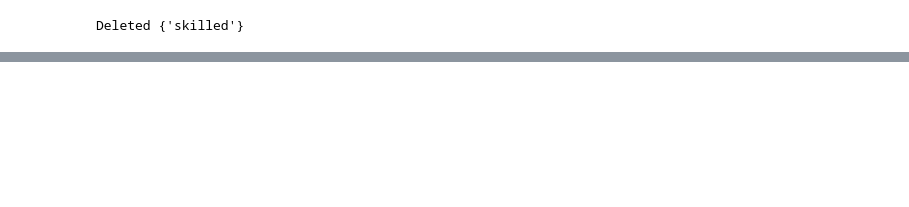
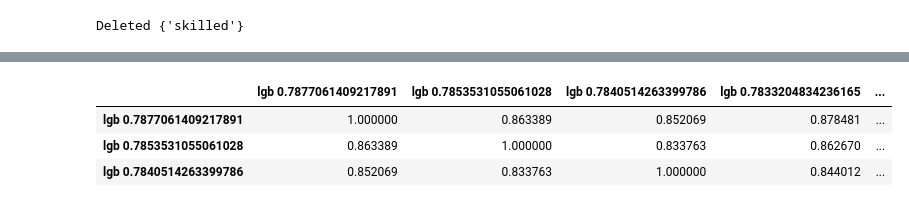
Before and after one commit to furfa/ai-academy-2019, a Jupyter notebook: notebooks/second_explotion.ipynb, the cells around one changed output, grey strips where cells are left out. Cells and saved outputs as stored; diff of their text form; code cells hidden in the pictures; blank space fills up the shorter version.

```diff
--- a/notebooks/second_explotion.ipynb
+++ b/notebooks/second_explotion.ipynb
@@ -88,6 +97,14 @@ all_data['_duration_min'] = all_data.duration / 60
 all_data['__gold_dame'] = all_data['_duration_min'] * all_data.gold_per_min
 all_data['__xp_dame'] = all_data['_duration_min'] * all_data.xp_per_min
 all_data['__free_gold'] = all_data['__gold_dame'] - all_data.gold_spent
+# %%
+all_data["_radiant_gold_pre_sec"] = all_data["radiant_final_gold"] / all_data.duration
+all_data["_dire_gold_pre_sec"] = all_data["dire_final_gold"] / all_data.duration
+# add difs
+all_data["__team_gold_per_sec_diff"] =  (all_data["_radiant_gold_pre_sec"] - all_data["_dire_gold_pre_sec"])\
+                                                                        * (all_data.player_team - 0.5) * 2
+all_data["_team_gold_diff"] = (all_data["radiant_final_gold"] - all_data["dire_final_gold"])\
+                                                                        * (all_data.player_team - 0.5) * 2
 # %%
 all_data["radiant_win_%"] = abs( all_data["radiant_win_%"] - (1.0 * all_data.player_team) )
 # %%
@@ -112,0 +184,9 @@ model = lgb.LGBMClassifier().fit(train, y_train)
+# %%
+grid_scores = rs_lgb_model.grid_scores_
+grid_scores.sort(key=lambda x:x[1], reverse=True)
+
+lgb_models = {"lgb "+str(i[1]):i[0] for i in grid_scores}
+
+pd.DataFrame(
+    lgb_models
+)
@@ -112,0 +213,10 @@ model = lgb.LGBMClassifier().fit(train, y_train)
+# %%
+predicts_per_model = dict()
+for model_name in tqdm_notebook( lgb_models.keys() ):
+    params = lgb_models[model_name]
+    model = lgb.LGBMClassifier(**params)
+    predicts_per_model[model_name] = cross_val_predict(
+        model, train, y_train,
+        cv = 4,
+        n_jobs=-1,
+    )
@@ -112,0 +225,8 @@ model = lgb.LGBMClassifier().fit(train, y_train)
+# %%
+# ищем наимение скореллированные модели
+pd.DataFrame(predicts_per_model).corr().ix[:3]
+# %% [output]
+|  | lgb 0.7877061409217891 | lgb 0.7853531055061028 | lgb 0.7840514263399786 | lgb 0.7833204834236165 | ... |
+| lgb 0.7877061409217891 | 1.000000 | 0.863389 | 0.852069 | 0.878481 | ... |
+| lgb 0.7853531055061028 | 0.863389 | 1.000000 | 0.833763 | 0.862670 | ... |
+| lgb 0.7840514263399786 | 0.852069 | 0.833763 | 1.000000 | 0.844012 | ... |
```
Also changed, not shown: parts of 19 cells of this notebook, 21 other files.
